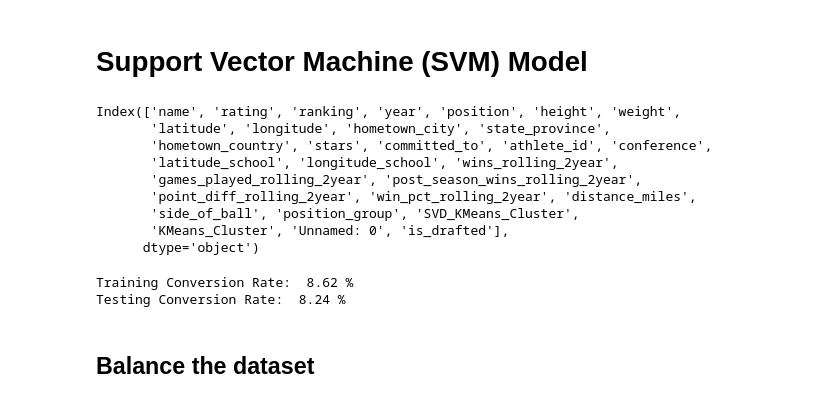
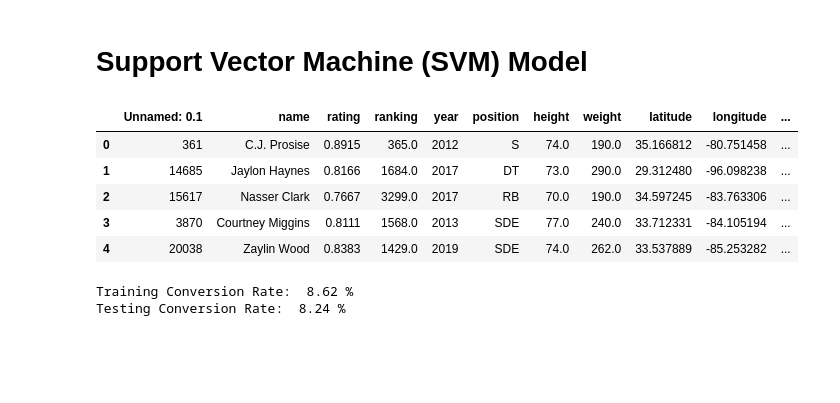
Before and after one commit to chrismca13/CFB_draft_propensity, a Jupyter notebook: notebooks/SupervisedLearning/svm_model.ipynb, the cells around one changed output. Cells and saved outputs as stored; diff of their text form; code cells hidden in the pictures; blank space fills up the shorter version.

```diff
--- a/notebooks/SupervisedLearning/svm_model.ipynb
+++ b/notebooks/SupervisedLearning/svm_model.ipynb
@@ -30,16 +30,13 @@ y_test_df = pd.read_csv(y_test_path)
 # Combine train and test
 train_df = pd.merge(x_train_df, y_train_df, how='left', left_index=True, right_index=True)
 test_df = pd.merge(x_test_df, y_test_df,how='left', left_index=True, right_index=True)
-# %%
-test_df.columns
-# %% [output]
-Index(['name', 'rating', 'ranking', 'year', 'position', 'height', 'weight',
-       'latitude', 'longitude', 'hometown_city', 'state_province',
-       'hometown_country', 'stars', 'committed_to', 'athlete_id', 'conference',
-       'latitude_school', 'longitude_school', 'wins_rolling_2year',
-       'games_played_rolling_2year', 'post_season_wins_rolling_2year',
-       'point_diff_rolling_2year', 'win_pct_rolling_2year', 'distance_miles',
-       'side_of_ball', 'position_group', 'SVD_KMeans_Cluster',
-       'KMeans_Cluster', 'Unnamed: 0', 'is_drafted'],
-      dtype='object')
+# %%
+train_df.head()
+# %% [output]
+|  | Unnamed: 0.1 | name | rating | ranking | year | position | height | weight | latitude | longitude | ... |
+| 0 | 361 | C.J. Prosise | 0.8915 | 365.0 | 2012 | S | 74.0 | 190.0 | 35.166812 | -80.751458 | ... |
+| 1 | 14685 | Jaylon Haynes | 0.8166 | 1684.0 | 2017 | DT | 73.0 | 290.0 | 29.312480 | -96.098238 | ... |
+| 2 | 15617 | Nasser Clark | 0.7667 | 3299.0 | 2017 | RB | 70.0 | 190.0 | 34.597245 | -83.763306 | ... |
+| 3 | 3870 | Courtney Miggins | 0.8111 | 1568.0 | 2013 | SDE | 77.0 | 240.0 | 33.712331 | -84.105194 | ... |
+| 4 | 20038 | Zaylin Wood | 0.8383 | 1429.0 | 2019 | SDE | 74.0 | 262.0 | 33.537889 | -85.253282 | ... |
 # %%
@@ -57,5 +59,3 @@ print('Testing Conversion Rate: ', round(test_df['is_drafted'].mean(),4) * 100.0
 # %% [output]
 Training Conversion Rate:  8.62 %
 Testing Conversion Rate:  8.24 %
-# %% [markdown]
-## Balance the dataset
```
Also changed, not shown: parts of 22 cells of this notebook.
